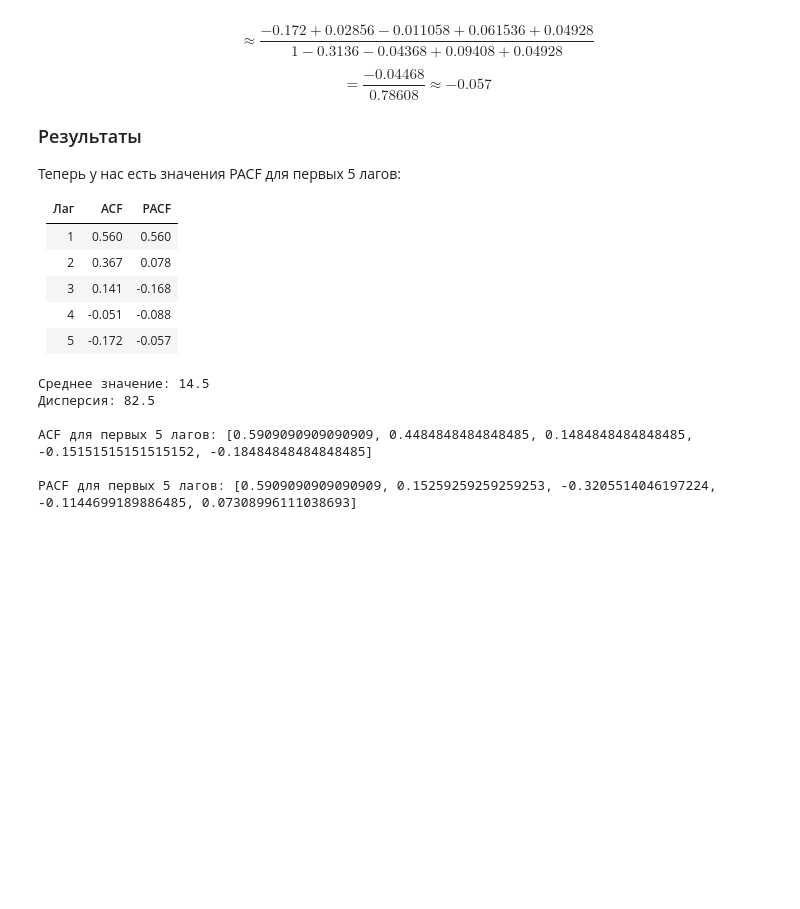
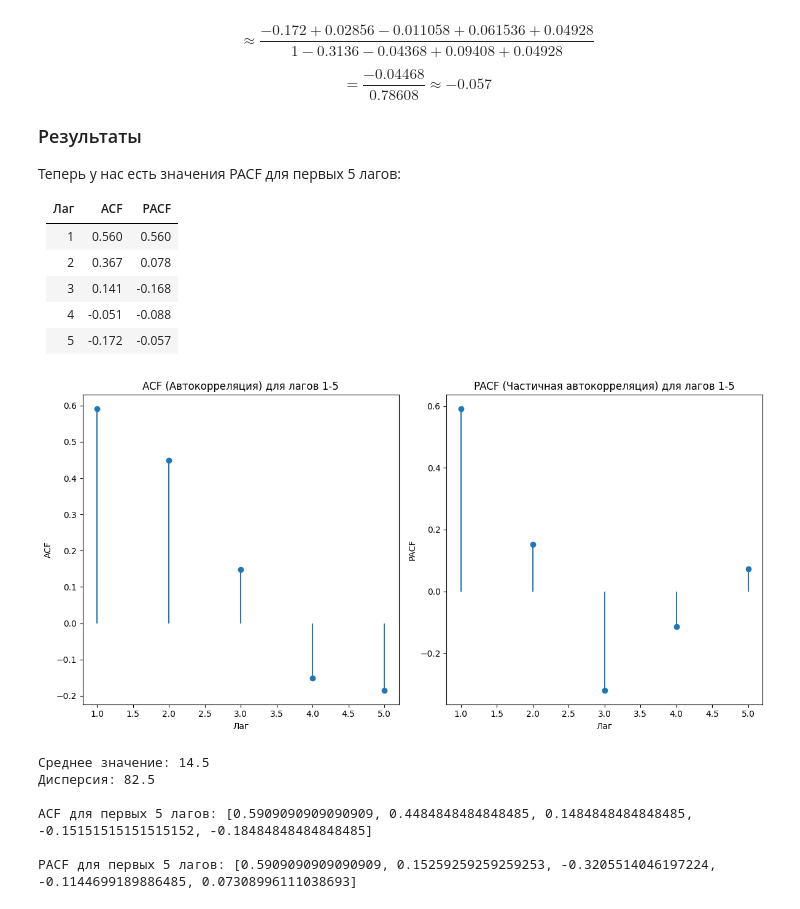
Before and after one commit to CodeHunterOfficial/TimeSeriesForecast_2024-2025, a Jupyter notebook: Тема 3. Модели вида ARIMA/Частичная_автокорреляционная_функция.ipynb, the cells around one changed output. Saved outputs shown, nothing was run; the diff lists cells and outputs as text; code cells hidden in the pictures; blank space fills up the shorter version.

```diff
--- a/Тема 3. Модели вида ARIMA/Частичная_автокорреляционная_функция.ipynb
+++ b/Тема 3. Модели вида ARIMA/Частичная_автокорреляционная_функция.ipynb
@@ -371,6 +371,7 @@ $$
 | 5   | -0.172   | -0.057   |
 # %%
 import numpy as np
+import matplotlib.pyplot as plt
 
 # Данные о ценах
 prices = [10, 12, 11, 13, 15, 14, 16, 18, 17, 19]
@@ -384,33 +385,52 @@ variance = np.sum((np.array(prices) - mean_price) ** 2)
 # Функция для вычисления ACF для заданного лага
 def acf(prices, lag, variance):
     n = len(prices)
     numerator = np.sum([(prices[t] - mean_price) * (prices[t - lag] - mean_price) for t in range(lag, n)])
     return numerator / variance
 
 # Рассчитаем ACF для лагов 1-5
 acf_values = [acf(prices, lag, variance) for lag in range(1, 6)]
 
 # Функция для вычисления PACF для заданного лага
 def pacf(acf_values):
     pacf_values = []
     for k in range(len(acf_values)):
         if k == 0:
             pacf_values.append(acf_values[k])
         else:
             numerator = acf_values[k] - sum([pacf_values[i] * acf_values[k - i - 1] for i in range(k)])
             denominator = 1 - sum([pacf_values[i] * acf_values[k - i - 1] for i in range(k)])
             pacf_values.append(numerator / denominator)
     return pacf_values
 
 # Рассчитаем PACF для лагов 1-5
 pacf_values = pacf(acf_values)
 
+# Визуализация ACF
+plt.figure(figsize=(12, 6))
+plt.subplot(1, 2, 1)
+plt.stem(range(1, 6), acf_values, basefmt=" ")
+plt.title('ACF (Автокорреляция) для лагов 1-5')
+plt.xlabel('Лаг')
+plt.ylabel('ACF')
+
+# Визуализация PACF
+plt.subplot(1, 2, 2)
+plt.stem(range(1, 6), pacf_values, basefmt=" ")
+plt.title('PACF (Частичная автокорреляция) для лагов 1-5')
+plt.xlabel('Лаг')
+plt.ylabel('PACF')
+
+plt.tight_layout()
+plt.show()
+
 # Выводим результаты
 print("Среднее значение:", mean_price)
 print("Дисперсия:", variance)
 print("\nACF для первых 5 лагов:", acf_values)
 print("\nPACF для первых 5 лагов:", pacf_values)
 # %% [output]
+[figure, added]
 Среднее значение: 14.5
 Дисперсия: 82.5
 
```
